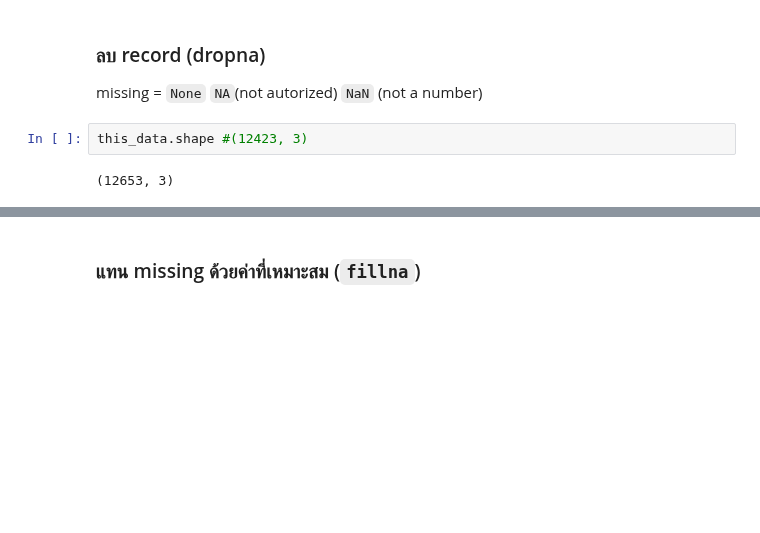
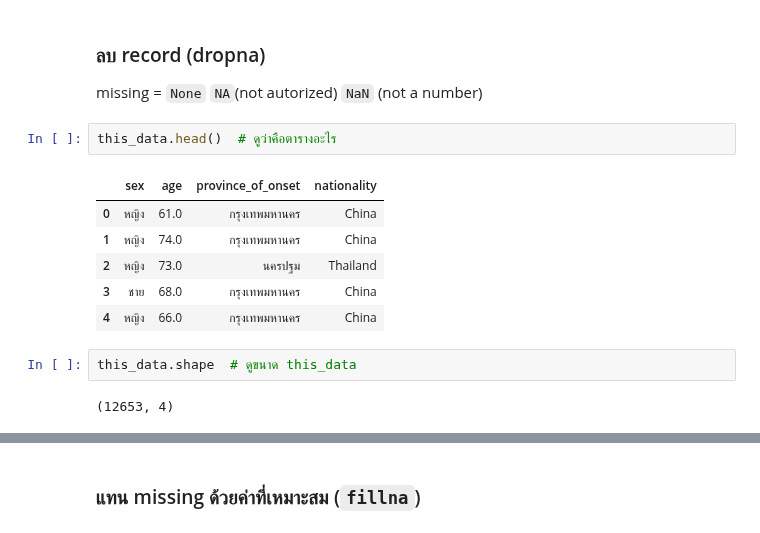
Before and after one commit to mintra-tippayaratsontorn/data_viz_2022, a Jupyter notebook: Pandas101.ipynb, the cells around one changed output, grey strips where cells are left out. Saved outputs shown, nothing was run; the diff lists cells and outputs as text; blank space fills up the shorter version.

````diff
--- a/Pandas101.ipynb
+++ b/Pandas101.ipynb
@@ -492,7 +492,16 @@ print(f'จำนวนผู้ป่วยที่เป็นที่ไม
 ### ลบ record (dropna)
 
 missing = ```None``` ```NA```(not autorized) ```NaN``` (not a number)
-# %%
-this_data.shape #(12423, 3)
-# %% [output]
-(12653, 3)
+# %%
+this_data.head()  # ดูว่าคือตารางอะไร
+# %% [output]
+|  | sex | age | province_of_onset | nationality |
+| 0 | หญิง | 61.0 | กรุงเทพมหานคร | China |
+| 1 | หญิง | 74.0 | กรุงเทพมหานคร | China |
+| 2 | หญิง | 73.0 | นครปฐม | Thailand |
+| 3 | ชาย | 68.0 | กรุงเทพมหานคร | China |
+| 4 | หญิง | 66.0 | กรุงเทพมหานคร | China |
+# %%
+this_data.shape  # ดูขนาด this_data
+# %% [output]
+(12653, 4)
````
Also changed, not shown: parts of 38 cells of this notebook.
